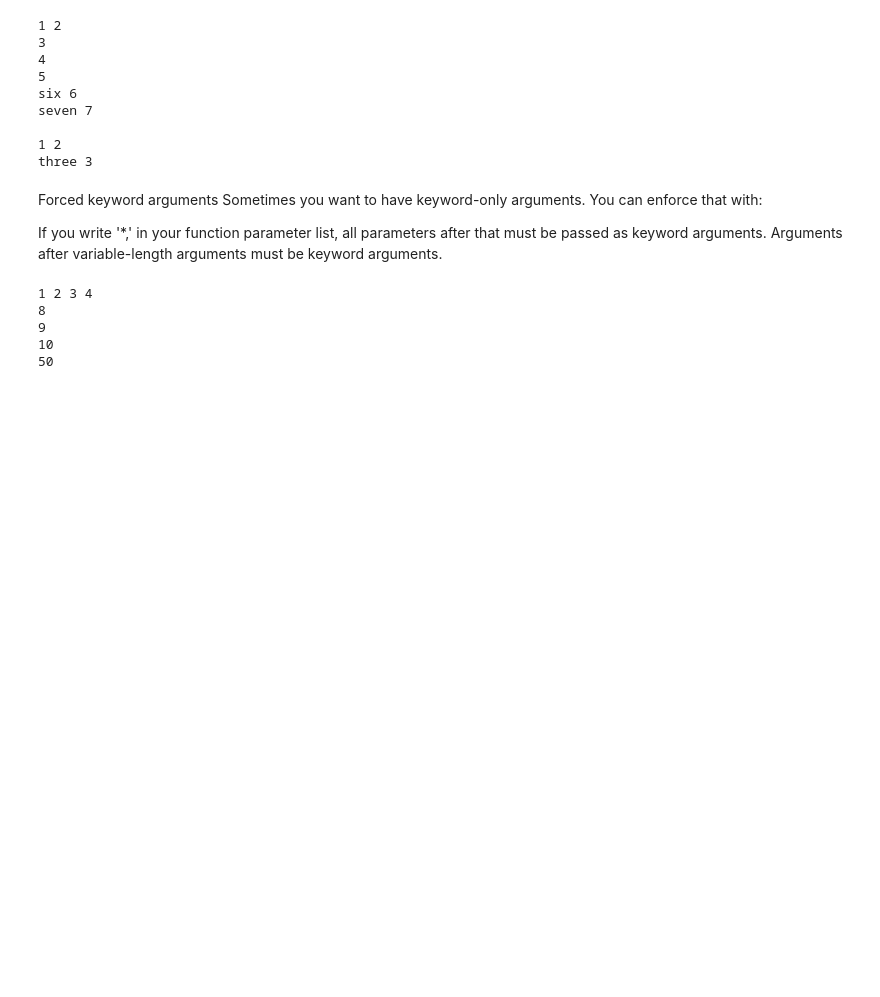
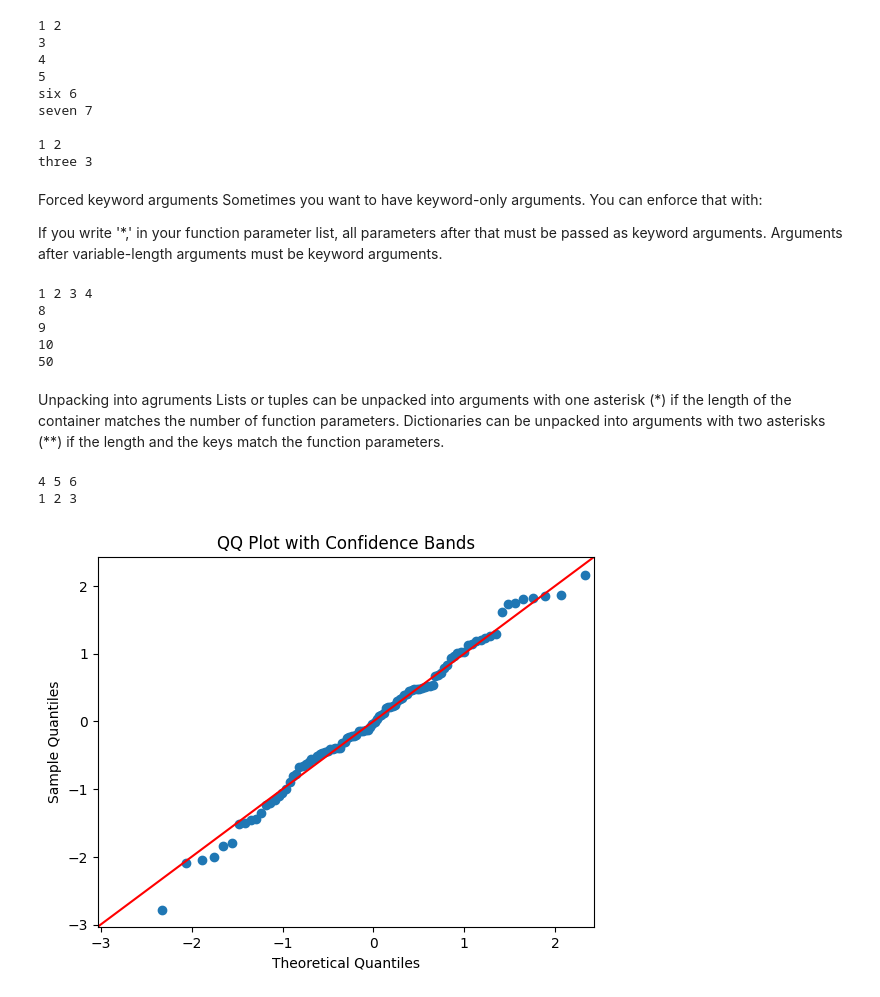
Before and after one commit to harmkenn/Python-Workbooks, a Jupyter notebook: freeCodeCamp.org/IntPyProg/18-Functions arguments.ipynb, the cells around one changed output. Saved outputs shown, nothing was run; the diff lists cells and outputs as text; code cells hidden in the pictures; blank space fills up the shorter version.

```diff
--- a/freeCodeCamp.org/IntPyProg/18-Functions arguments.ipynb
+++ b/freeCodeCamp.org/IntPyProg/18-Functions arguments.ipynb
@@ -122,3 +122,45 @@ foo(8, 9, 10, last=50)
 9
 10
 50
+# %% [markdown]
+Unpacking into agruments
+Lists or tuples can be unpacked into arguments with one asterisk (*) if the length of the container matches the number of function parameters.
+Dictionaries can be unpacked into arguments with two asterisks (**) if the length and the keys match the function parameters.
+# %%
+def foo(a, b, c):
+    print(a, b, c)
+
+
+# list/tuple unpacking, length must match
+my_list = [4, 5, 6] # or tuple
+foo(*my_list)
+
+# dict unpacking, keys and length must match
+my_dict = {'a': 1, 'b': 2, 'c': 3}
+foo(**my_dict)
+
+# my_dict = {'a': 1, 'b': 2, 'd': 3} # not possible since wrong keyword
+# %% [output]
+4 5 6
+1 2 3
+# %%
+import numpy as np
+import matplotlib.pyplot as plt
+import statsmodels.api as sm
+
+# Generate a sample dataset (replace this with your data)
+np.random.seed(42)
+sample_data = np.random.normal(loc=0, scale=1, size=100)
+
+# Create a QQ plot
+qqplot = sm.qqplot(sample_data, line='45', fit=True)
+
+# Customize the plot
+plt.title("QQ Plot with Confidence Bands")
+plt.xlabel("Theoretical Quantiles")
+plt.ylabel("Sample Quantiles")
+
+# Display the plot
+qqplot.show()
+# %% [output]
+[figure, added]
```
Also changed, not shown: parts of 1 cell of this notebook.
